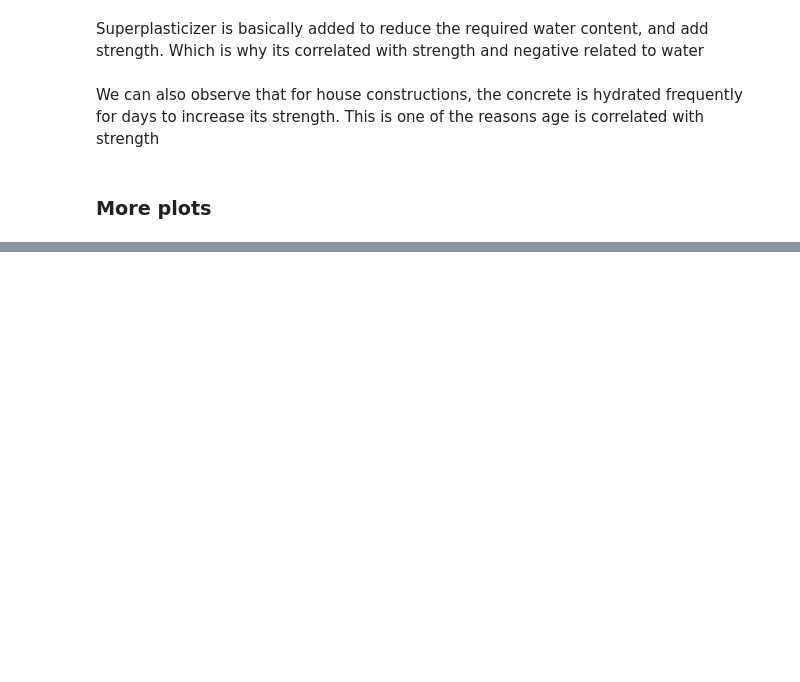
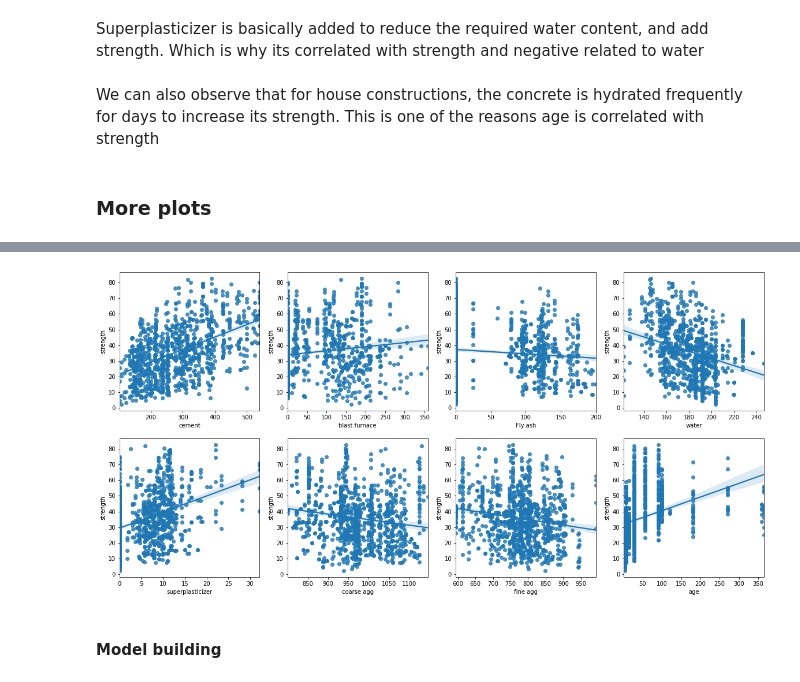
Before and after one commit to Yadu9238/ML_basics, a Jupyter notebook: Cement_prediction/Concrete.ipynb, the cells around one changed output, grey strips where cells are left out. Saved outputs shown, nothing was run; the diff lists cells and outputs as text; code cells hidden in the pictures; blank space fills up the shorter version.

```diff
--- a/Cement_prediction/Concrete.ipynb
+++ b/Cement_prediction/Concrete.ipynb
@@ -270,0 +255,6 @@ reporting class
+# %%
+ pairplot(df,4)
+# %% [output]
+[figure, added]
+# %% [markdown]
+#### Model building
```
Also changed, not shown: parts of 37 cells of this notebook, 12 other files.
